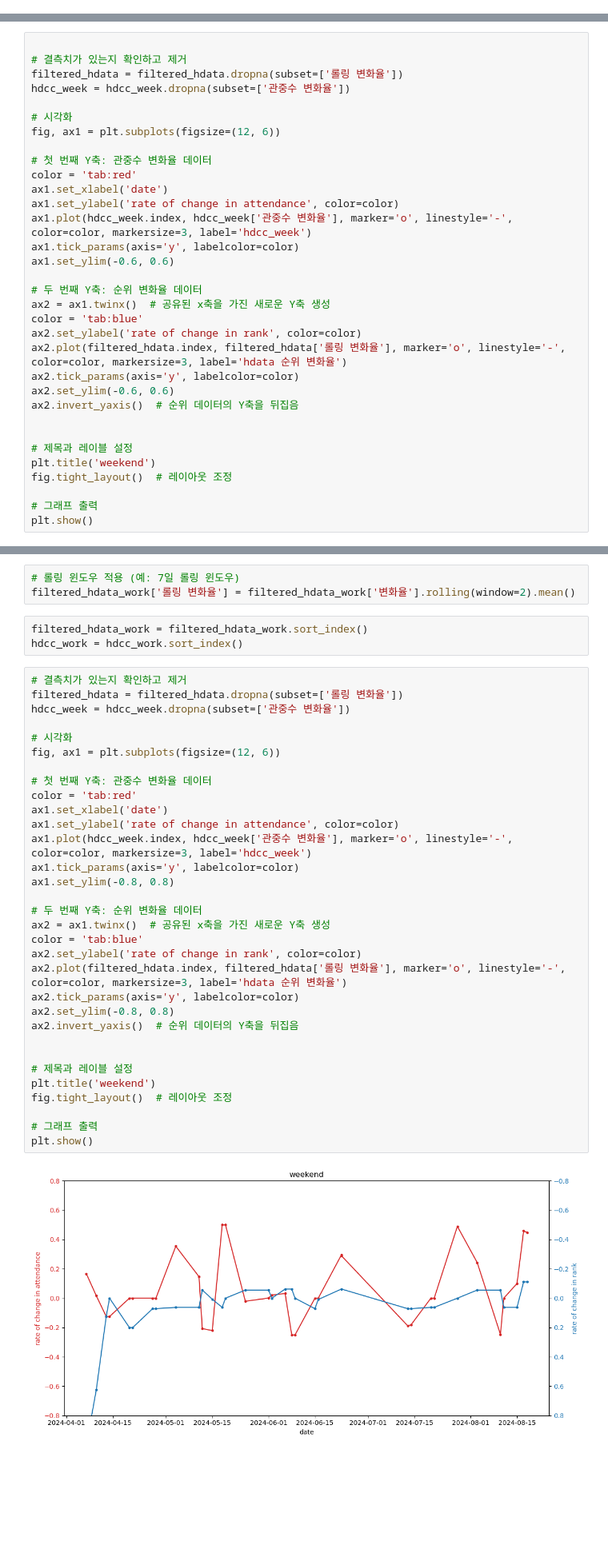
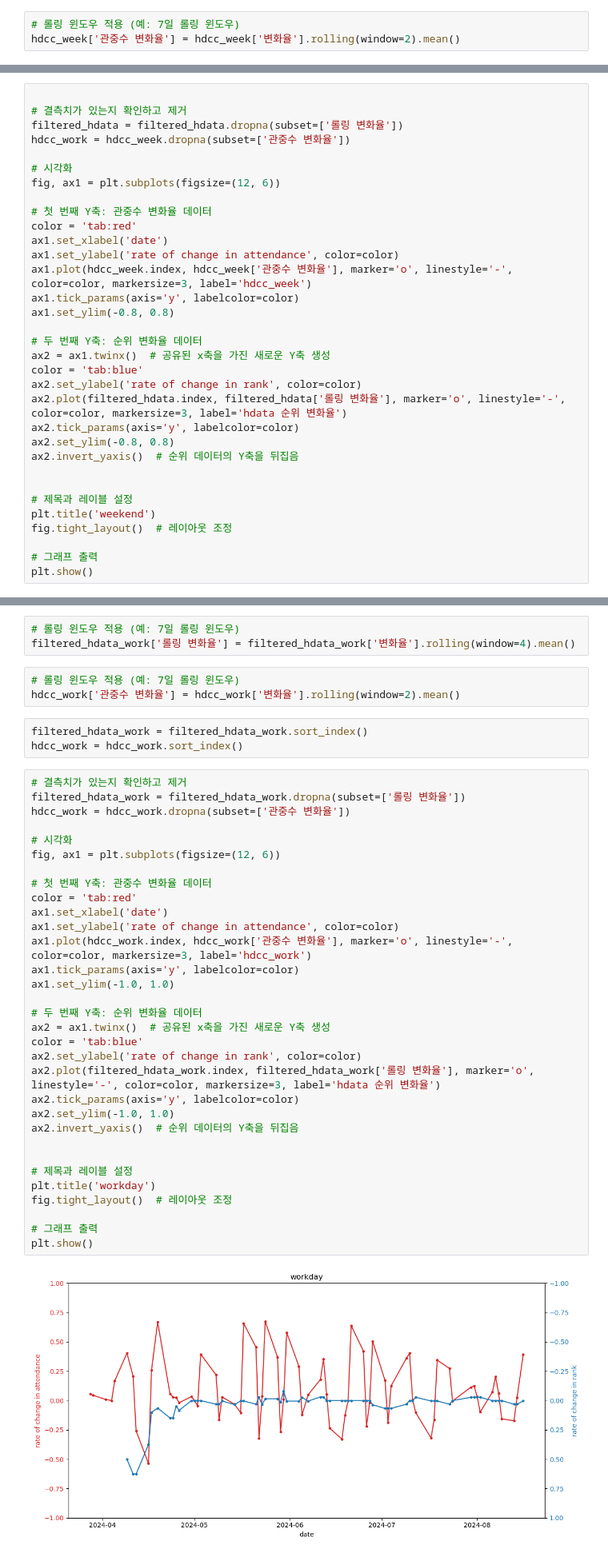
Before and after one commit to duddbs2002/team3, a Jupyter notebook: Youri/rollingwindow.ipynb, the cells around one changed output, grey strips where cells are left out. Shown at 80% size. Cells and saved outputs as stored; diff of their text form; blank space fills up the shorter version.

```diff
--- a/Youri/rollingwindow.ipynb
+++ b/Youri/rollingwindow.ipynb
@@ -166,6 +176,9 @@ hdcc_work['관중수 변화율'] = hdcc_work['변화율'].rolling(window=2).mean
 # %%
 # 변화율 계산
 filtered_hdata['변화율'] = filtered_hdata['순위'].pct_change()
+# %%
+# 롤링 윈도우 적용 (예: 7일 롤링 윈도우)
+hdcc_week['관중수 변화율'] = hdcc_week['변화율'].rolling(window=2).mean()
 # %%
 # 롤링 윈도우 적용 (예: 7일 롤링 윈도우)
 filtered_hdata['롤링 변화율'] = filtered_hdata['변화율'].rolling(window=2).mean()
@@ -176,7 +222,7 @@ hdcc_week = hdcc_week.sort_index()
 
 # 결측치가 있는지 확인하고 제거
 filtered_hdata = filtered_hdata.dropna(subset=['롤링 변화율'])
-hdcc_week = hdcc_week.dropna(subset=['관중수 변화율'])
+hdcc_work = hdcc_week.dropna(subset=['관중수 변화율'])
 
 # 시각화
 fig, ax1 = plt.subplots(figsize=(12, 6))
@@ -187,7 +233,7 @@ ax1.set_xlabel('date')
 ax1.set_ylabel('rate of change in attendance', color=color)
 ax1.plot(hdcc_week.index, hdcc_week['관중수 변화율'], marker='o', linestyle='-', color=color, markersize=3, label='hdcc_week')
 ax1.tick_params(axis='y', labelcolor=color)
-ax1.set_ylim(-0.6, 0.6)
+ax1.set_ylim(-0.8, 0.8)
 
 # 두 번째 Y축: 순위 변화율 데이터
 ax2 = ax1.twinx()  # 공유된 x축을 가진 새로운 Y축 생성
@@ -195,7 +241,7 @@ color = 'tab:blue'
 ax2.set_ylabel('rate of change in rank', color=color)
 ax2.plot(filtered_hdata.index, filtered_hdata['롤링 변화율'], marker='o', linestyle='-', color=color, markersize=3, label='hdata 순위 변화율')
 ax2.tick_params(axis='y', labelcolor=color)
-ax2.set_ylim(-0.6, 0.6)
+ax2.set_ylim(-0.8, 0.8)
 ax2.invert_yaxis()  # 순위 데이터의 Y축을 뒤집음
 
 
@@ -273,41 +281,44 @@ print(filtered_hdata_work)
 filtered_hdata_work['변화율'] = filtered_hdata_work['순위'].pct_change()
 # %%
 # 롤링 윈도우 적용 (예: 7일 롤링 윈도우)
-filtered_hdata_work['롤링 변화율'] = filtered_hdata_work['변화율'].rolling(window=2).mean()
+filtered_hdata_work['롤링 변화율'] = filtered_hdata_work['변화율'].rolling(window=4).mean()
+# %%
+# 롤링 윈도우 적용 (예: 7일 롤링 윈도우)
+hdcc_work['관중수 변화율'] = hdcc_work['변화율'].rolling(window=2).mean()
 # %%
 filtered_hdata_work = filtered_hdata_work.sort_index()
 hdcc_work = hdcc_work.sort_index()
 # %%
 # 결측치가 있는지 확인하고 제거
-filtered_hdata = filtered_hdata.dropna(subset=['롤링 변화율'])
-hdcc_week = hdcc_week.dropna(subset=['관중수 변화율'])
+filtered_hdata_work = filtered_hdata_work.dropna(subset=['롤링 변화율'])
+hdcc_work = hdcc_work.dropna(subset=['관중수 변화율'])
 
 # 시각화
 fig, ax1 = plt.subplots(figsize=(12, 6))
 
 # 첫 번째 Y축: 관중수 변화율 데이터
 color = 'tab:red'
 ax1.set_xlabel('date')
 ax1.set_ylabel('rate of change in attendance', color=color)
-ax1.plot(hdcc_week.index, hdcc_week['관중수 변화율'], marker='o', linestyle='-', color=color, markersize=3, label='hdcc_week')
+ax1.plot(hdcc_work.index, hdcc_work['관중수 변화율'], marker='o', linestyle='-', color=color, markersize=3, label='hdcc_work')
 ax1.tick_params(axis='y', labelcolor=color)
-ax1.set_ylim(-0.8, 0.8)
+ax1.set_ylim(-1.0, 1.0)
 
 # 두 번째 Y축: 순위 변화율 데이터
 ax2 = ax1.twinx()  # 공유된 x축을 가진 새로운 Y축 생성
 color = 'tab:blue'
 ax2.set_ylabel('rate of change in rank', color=color)
-ax2.plot(filtered_hdata.index, filtered_hdata['롤링 변화율'], marker='o', linestyle='-', color=color, markersize=3, label='hdata 순위 변화율')
+ax2.plot(filtered_hdata_work.index, filtered_hdata_work['롤링 변화율'], marker='o', linestyle='-', color=color, markersize=3, label='hdata 순위 변화율')
 ax2.tick_params(axis='y', labelcolor=color)
-ax2.set_ylim(-0.8, 0.8)
+ax2.set_ylim(-1.0, 1.0)
 ax2.invert_yaxis()  # 순위 데이터의 Y축을 뒤집음
 
 
 # 제목과 레이블 설정
-plt.title('weekend')
+plt.title('workday')
 fig.tight_layout()  # 레이아웃 조정
 
 # 그래프 출력
 plt.show()
 # %% [output]
-[figure, old version]
+[figure, new version]
```
Also changed, not shown: parts of 14 cells of this notebook.
